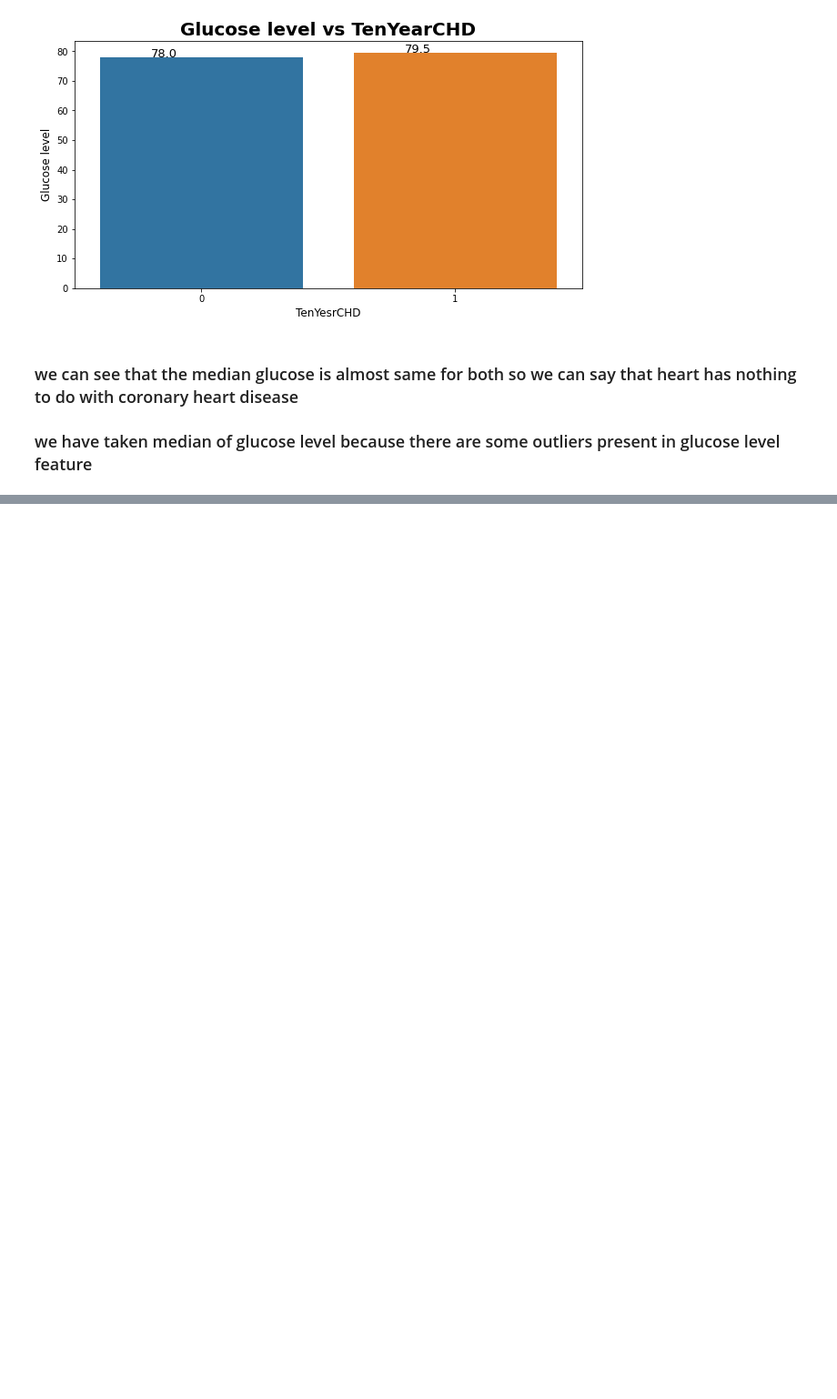
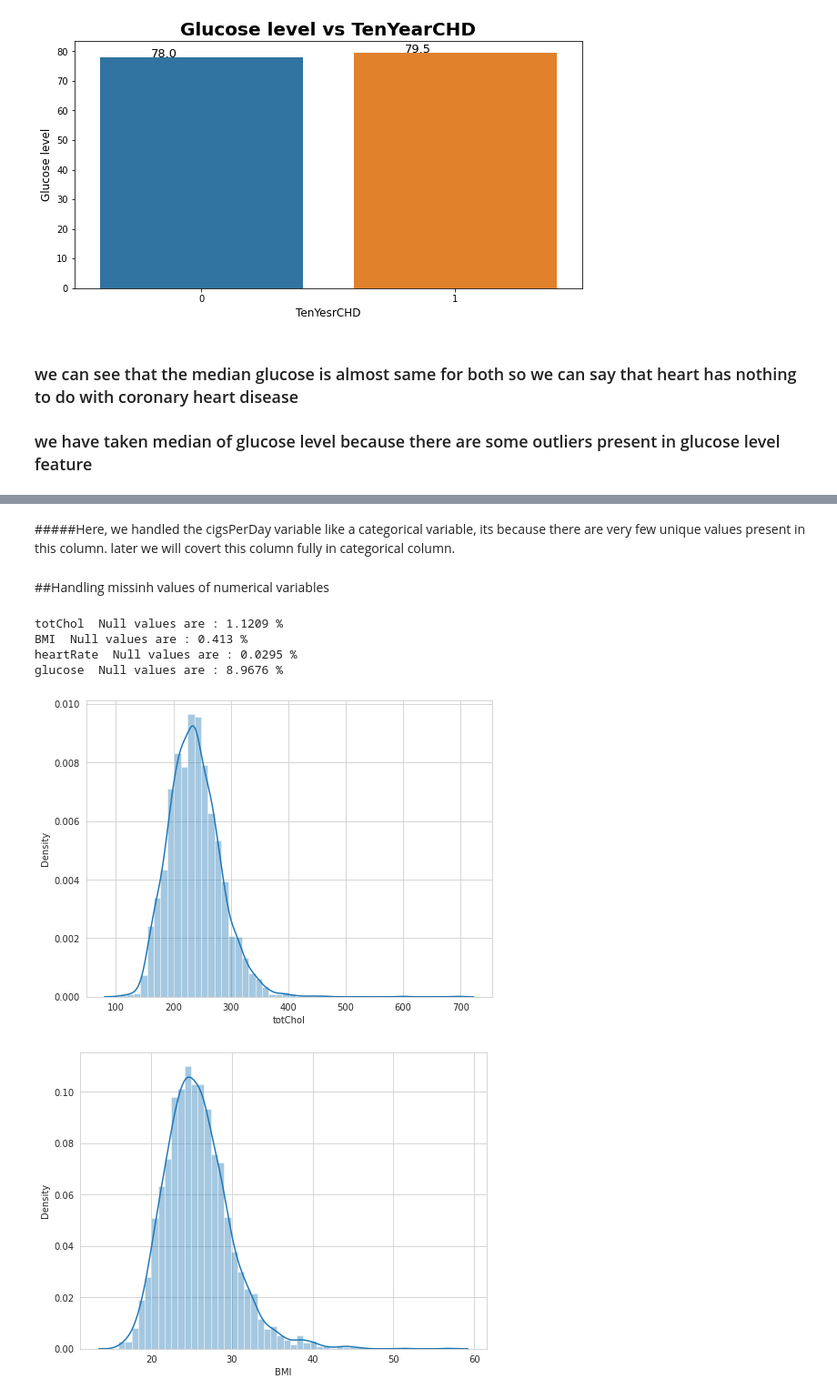
Before and after one commit to Kishan459/Cardiovascular-Rist-Prediction, a Jupyter notebook: Cardiovascular_Rist_Prediction.ipynb, the cells around one changed output, grey strips where cells are left out. Shown at 91% size. Cells and saved outputs as stored; diff of their text form; code cells hidden in the pictures; blank space fills up the shorter version.

```diff
--- a/Cardiovascular_Rist_Prediction.ipynb
+++ b/Cardiovascular_Rist_Prediction.ipynb
@@ -854,0 +927,2 @@ plt.show()
+# %%
+df['cigsPerDay'] = df['cigsPerDay'].fillna(df['cigsPerDay'].mode().iloc[0])
@@ -854,0 +933,20 @@ plt.show()
+# %% [markdown]
+#####Here, we handled the cigsPerDay variable like a categorical variable, its because there are very few unique values present in this column. later we will covert this column fully in categorical column.
+# %% [markdown]
+##Handling missinh values of numerical variables
+# %%
+numeric_null=[]
+for i in numerical_columns:
+  if df[i].isna().sum()>0:
+    numeric_null.append(i)
+for i in numeric_null:
+  plt.figure(figsize=(8,6))
+  print(i,' Null values are :',round(df[i].isna().sum()/len(df)*100,4),"%")
+  sns.distplot(df[i])
+# %% [output]
+totChol  Null values are : 1.1209 %
+BMI  Null values are : 0.413 %
+heartRate  Null values are : 0.0295 %
+glucose  Null values are : 8.9676 %
+[figure, added]
+[figure, added]
```
Also changed, not shown: parts of 82 cells of this notebook.
